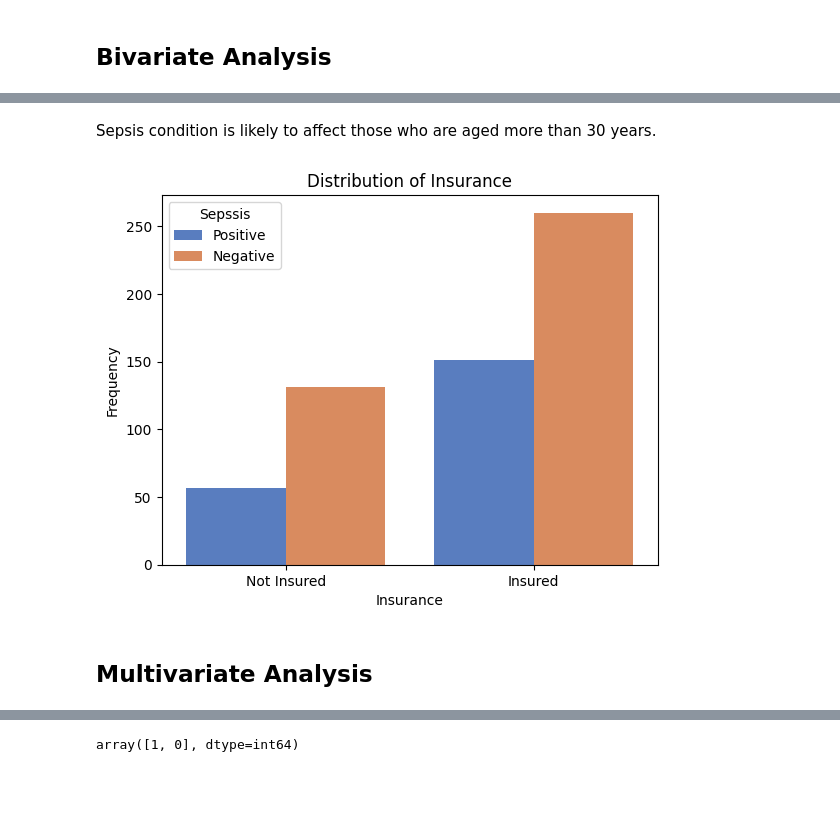
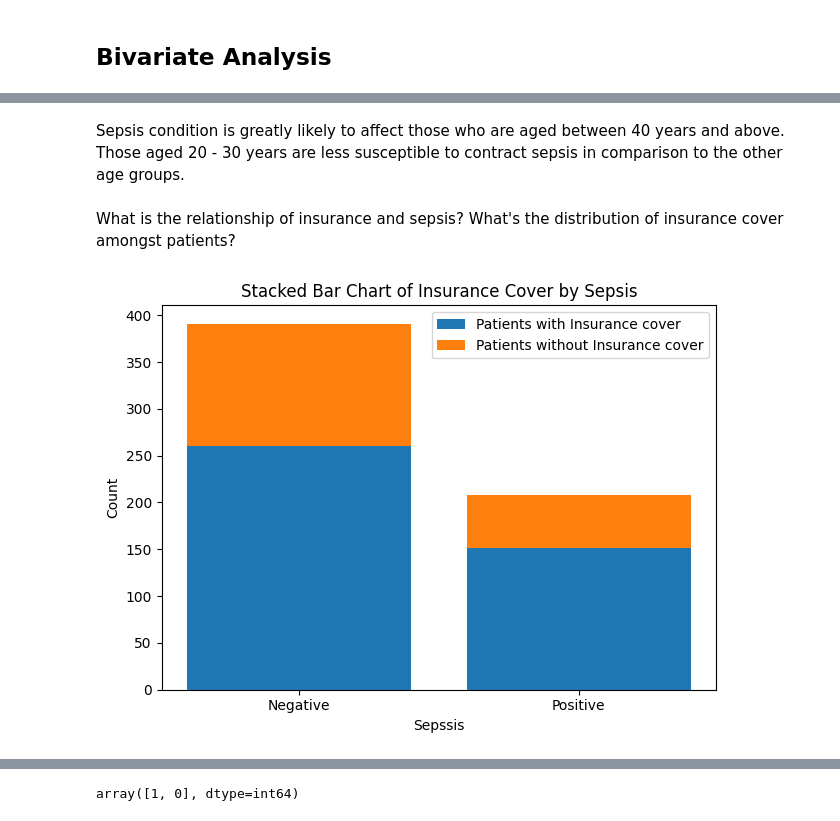
Before and after one commit to kaitany/LP6_API_FOR_ML_MODEL, a Jupyter notebook: notebook/sepsis.ipynb, the cells around one changed output, grey strips where cells are left out. Saved outputs shown, nothing was run; the diff lists cells and outputs as text; code cells hidden in the pictures; blank space fills up the shorter version.

```diff
--- a/notebook/sepsis.ipynb
+++ b/notebook/sepsis.ipynb
@@ -244,16 +286,32 @@ Text(0, 0.5, 'Count')
 # %% [markdown]
-Sepsis condition is likely to affect those who are aged more than 30 years.
+Sepsis condition is greatly likely to affect those who are aged between 40 years and above. Those aged 20 - 30 years are less susceptible to contract sepsis in comparison to the other age groups.
-# %%
-#Distribution of Insurance
-
-label = {0: "Not Insured", 1: "Insured"}
-
-sns.countplot(data=train_df, x='Insurance', hue = 'Sepssis' , palette='muted')
-plt.title("Distribution of Insurance")
-plt.ylabel("Frequency")
-plt.xticks(ticks=[0, 1], labels=label.values())  # Set the ticks and labels using the 'label' dictionary
-plt.show()
-# %% [output]
-[figure, removed]
-# %% [markdown]
-## Multivariate Analysis
+# %% [markdown]
+What is the relationship of insurance and sepsis? What's the distribution of insurance cover amongst patients?
+# %%
+# Distribution of sepsis cases based on insurance cover
+
+with_insurance_cover = train_df.groupby('Sepssis')['Insurance'].apply(lambda x: (x==1).sum())
+without_insurance_cover = train_df.groupby('Sepssis')['Insurance'].apply(lambda x: (x==0).sum())
+# %%
+# Stacked bar chart
+labels = with_insurance_cover.index  # index represents the categories
+insured_patients = with_insurance_cover.values
+uninsured_patients = without_insurance_cover.values
+
+fig, ax = plt.subplots()
+
+# Creating the bars
+ax.bar(labels, insured_patients, label='Patients with Insurance cover')
+ax.bar(labels, uninsured_patients, bottom=insured_patients, label='Patients without Insurance cover')
+
+# Adding labels, title, and legend
+ax.set_xlabel('Sepssis')
+ax.set_ylabel('Count')
+ax.set_title('Stacked Bar Chart of Insurance Cover by Sepsis')
+ax.legend()
+
+#plt.xticks(rotation=45)
+plt.tight_layout()
+plt.show()
+# %% [output]
+[figure, added]
```
Also changed, not shown: parts of 53 cells of this notebook, 5 other files.
